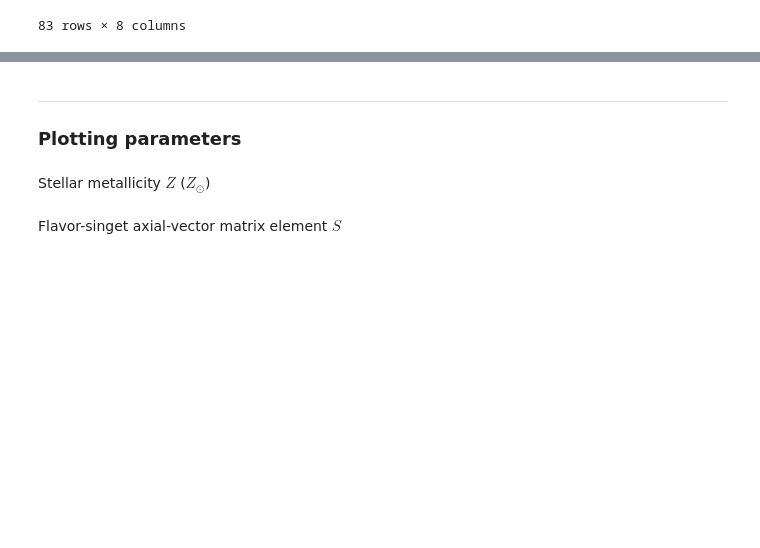
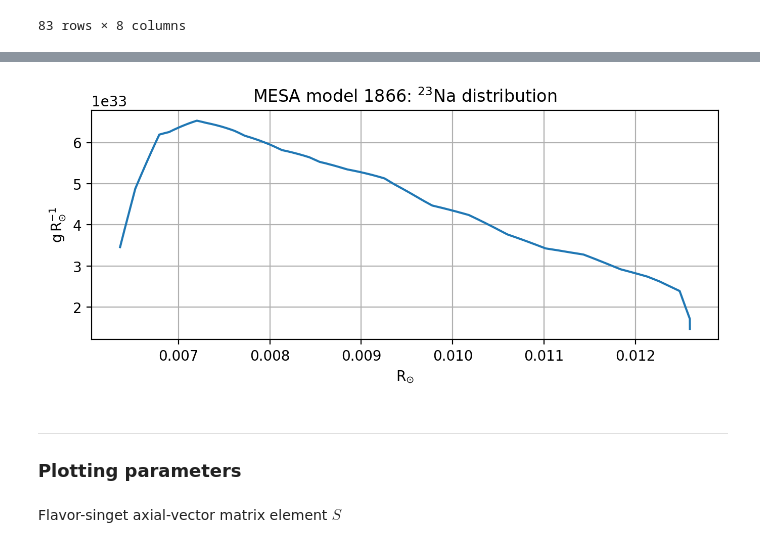
Before and after one commit to xingyzt/stellar-axions, a Jupyter notebook: main.ipynb, the cells around one changed output, grey strips where cells are left out. Saved outputs shown, nothing was run; the diff lists cells and outputs as text; code cells hidden in the pictures; blank space fills up the shorter version.

```diff
--- a/main.ipynb
+++ b/main.ipynb
@@ -41,0 +91,4 @@ r = simulation["radius"]
+# %%
+dr = (r_max - r_min)/samples
+dV = 4 * np.pi * r * r * dr
+dV
@@ -49,0 +104,3 @@ M_Na = M * (10 ** simulation["log_mass_fraction"])
+# %%
+rho = np.interp(r, r_rho_raw, rho_raw)
+rho
@@ -49,0 +109,3 @@ M_Na = M * (10 ** simulation["log_mass_fraction"])
+# %%
+Z = np.interp(r, r_Z_raw, Z_raw)
+Z
@@ -50,5 +122,9 @@ M_Na = M * (10 ** simulation["log_mass_fraction"])
+# %%
+plt.title(f"{title}: $^{{23}}$Na distribution")
+plt.plot(r, dM / dr)
+plt.grid()
+# %% [output]
+[figure, added]
 # %% [markdown]
 ---
 ### Plotting parameters
-# %% [markdown]
-Stellar metallicity $Z$ ($Z_\odot$)
```
Also changed, not shown: parts of 33 cells of this notebook, 1 other file.
